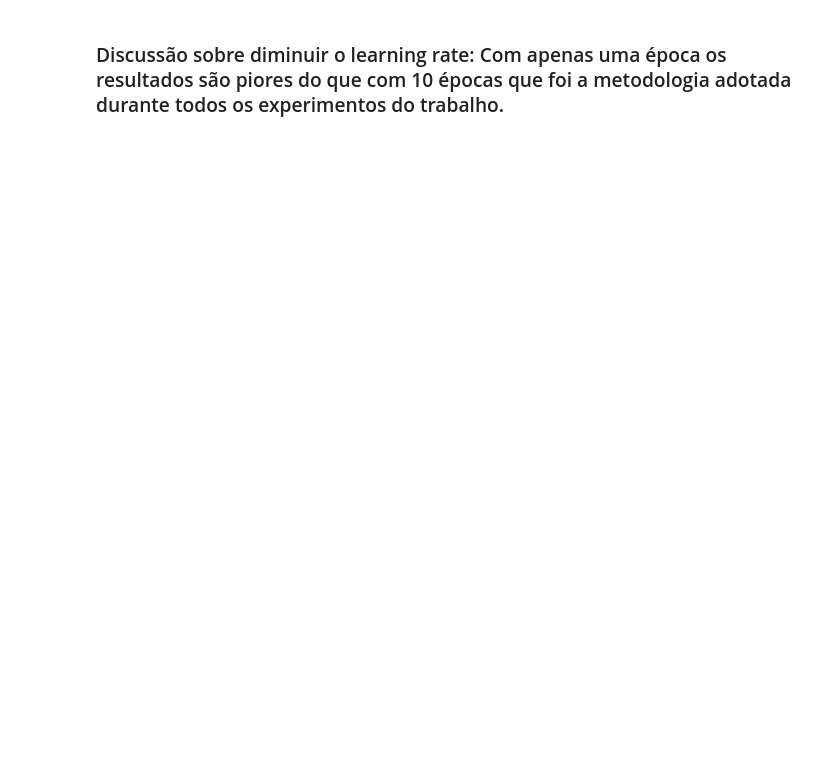
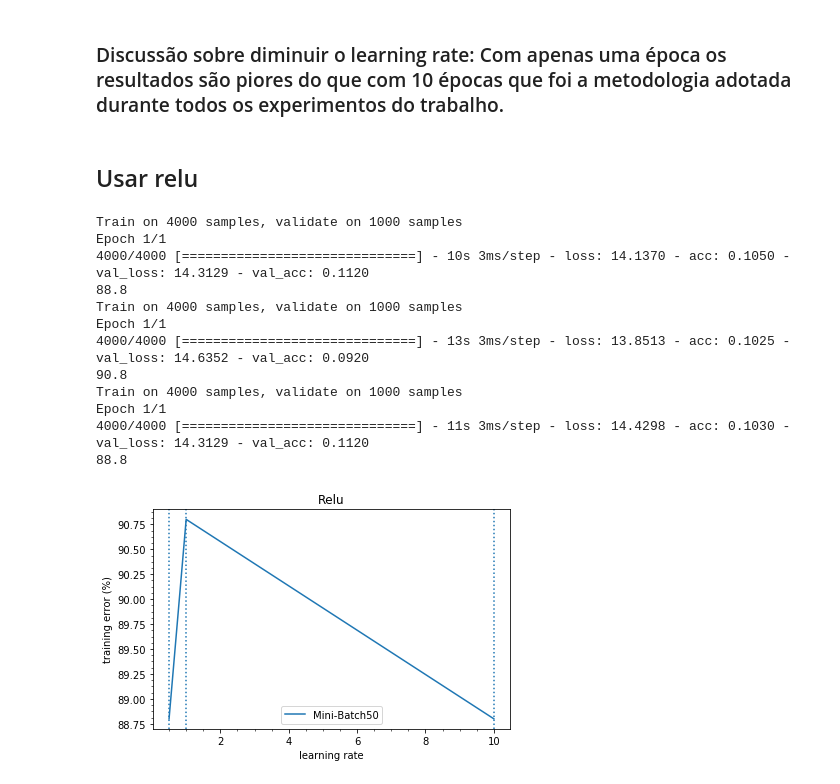
Before and after one commit to gesteves91/tp-ml, a Jupyter notebook: Neural-Network.ipynb, the cells around one changed output. Saved outputs shown, nothing was run; the diff lists cells and outputs as text; code cells hidden in the pictures; blank space fills up the shorter version.

```diff
--- a/Neural-Network.ipynb
+++ b/Neural-Network.ipynb
@@ -659,2 +666,54 @@ Epoch 4/10
 # %% [markdown]
 ### Discussão sobre diminuir o learning rate: Com apenas uma época os resultados são piores do que com 10 épocas que foi a metodologia adotada durante todos os experimentos do trabalho.
+# %% [markdown]
+## Usar relu
+# %%
+# Define model
+def baseline_model_relu(unity, learning_rate):
+    model = Sequential()
+    model.add(Dense(num_pixels, input_dim=num_pixels, kernel_initializer='normal', activation='relu'))
+    model.add(Dense(unity, input_dim=unity, kernel_initializer='normal', activation='relu'))
+    model.add(Dense(num_classes, kernel_initializer='normal', activation='softmax'))
+    # Set the gradient
+    sgd = optimizers.SGD(lr=learning_rate)
+    # Compile model
+    model.compile(loss='categorical_crossentropy', optimizer=sgd, metrics=['accuracy'])
+    return model
+
+lr = [0.5, 1, 10]
+un = [50, 50, 50]
+outputs = []
+
+for i, u in zip(lr, un):
+    model = baseline_model_relu(u, i)
+    model.fit(X_train, y_train, validation_data=(X_test, y_test), epochs=1, batch_size=10, verbose=1)
+    scores = model.evaluate(X_test, y_test, verbose=0)
+    print(100-scores[1]*100)
+    outputs.append(100-scores[1]*100)
+
+plt.plot(lr, outputs, label='Mini-Batch50')
+plt.xlabel('learning rate')
+plt.axvline(x=0.5, ls='dotted')
+plt.axvline(x=1, ls='dotted')
+plt.axvline(x=10, ls='dotted')
+plt.minorticks_on()
+plt.ylabel('training error (%)')
+plt.title("Relu")
+plt.legend()
+plt.tight_layout()
+plt.savefig('relu.png', bbox_inches='tight', dpi = 100)
+plt.show()
+# %% [output]
+Train on 4000 samples, validate on 1000 samples
+Epoch 1/1
+4000/4000 [==============================] - 10s 3ms/step - loss: 14.1370 - acc: 0.1050 - val_loss: 14.3129 - val_acc: 0.1120
+88.8
+Train on 4000 samples, validate on 1000 samples
+Epoch 1/1
+4000/4000 [==============================] - 13s 3ms/step - loss: 13.8513 - acc: 0.1025 - val_loss: 14.6352 - val_acc: 0.0920
+90.8
+Train on 4000 samples, validate on 1000 samples
+Epoch 1/1
+4000/4000 [==============================] - 11s 3ms/step - loss: 14.4298 - acc: 0.1030 - val_loss: 14.3129 - val_acc: 0.1120
+88.8
+[figure, added]
```
Also changed, not shown: parts of 7 cells of this notebook, 7 other files.
